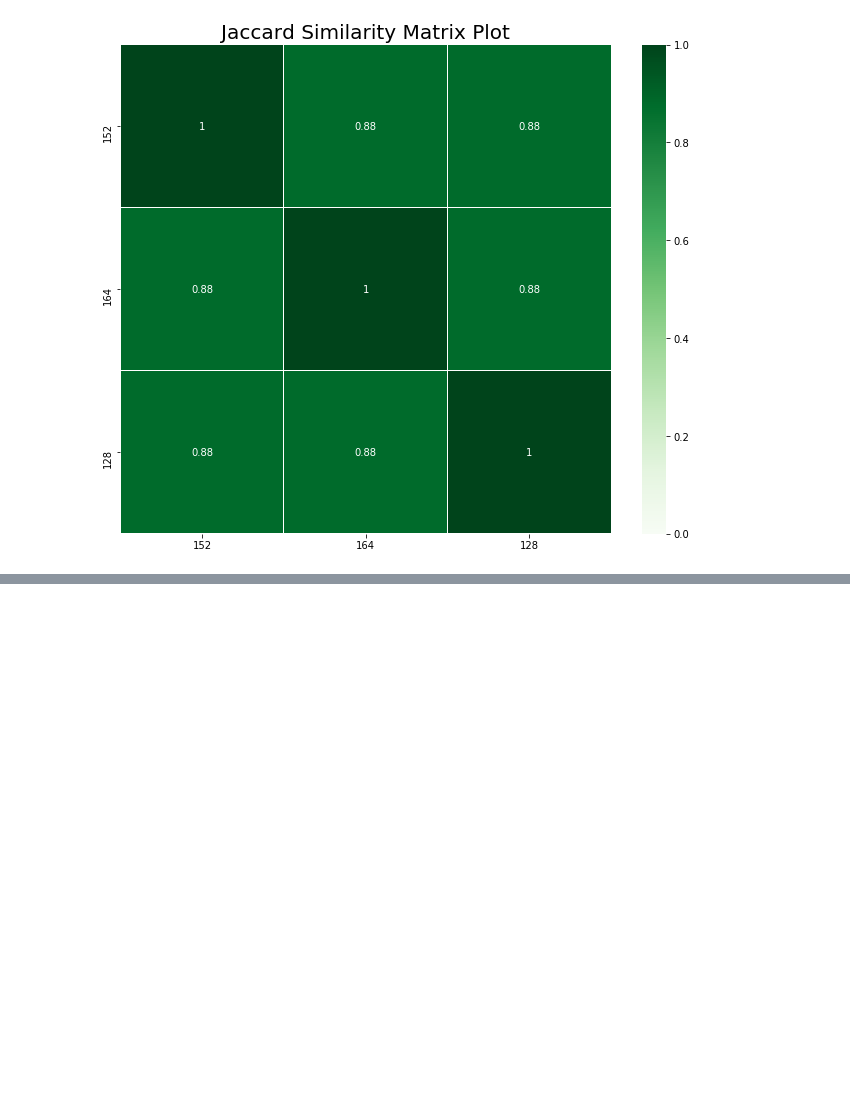
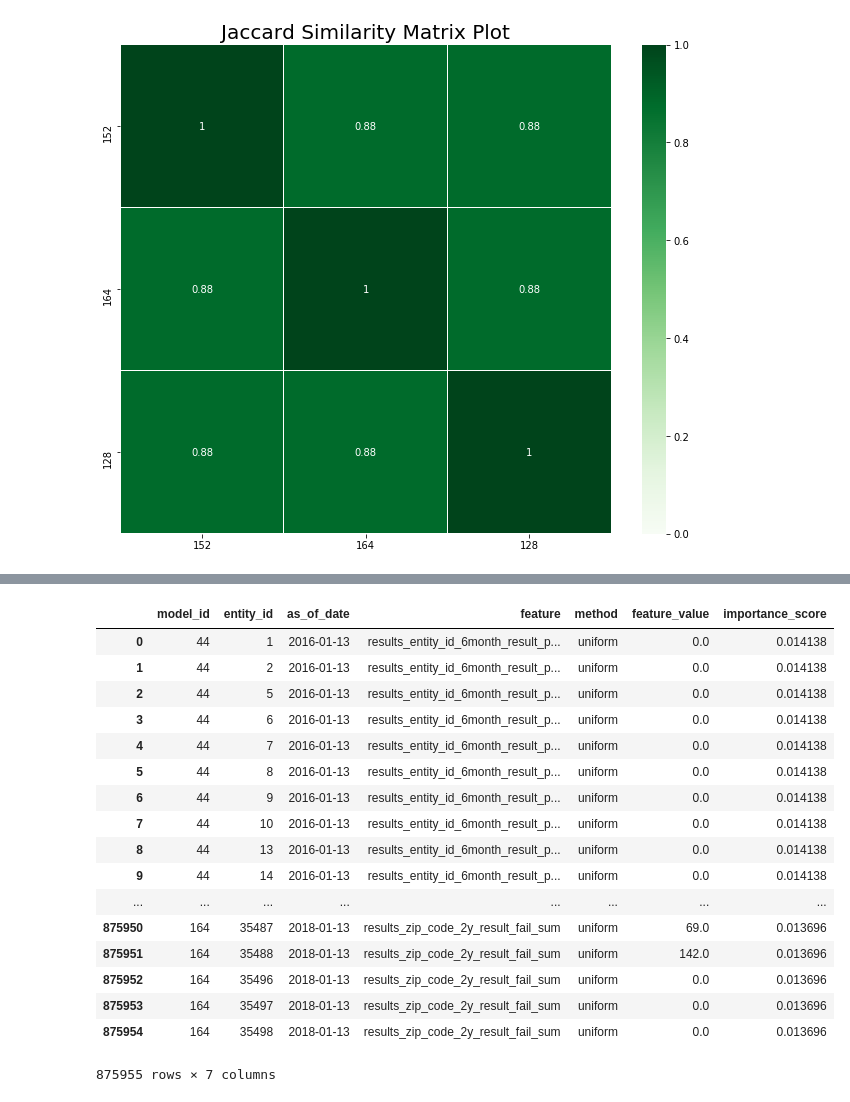
Before and after one commit to dssg/triage, a Jupyter notebook: src/triage/component/postmodeling/contrast/postmodeling_tutorial.ipynb, the cells around one changed output, grey strips where cells are left out. Cells and saved outputs as stored; diff of their text form; code cells hidden in the pictures; blank space fills up the shorter version.

```diff
--- a/src/triage/component/postmodeling/contrast/postmodeling_tutorial.ipynb
+++ b/src/triage/component/postmodeling/contrast/postmodeling_tutorial.ipynb
@@ -175,0 +173,26 @@ audited_models_class.plot_jaccard(figsize=(11,9),
+# %%
+#df_1 = audited_models_class.preds[audited_models_class.preds.model_id == 164]
+#df_1 = audited_models_class.preds[audited_models_class.preds['model_id'] == 164]
+#df_1.sort_values('score', axis=0, ascending=False)[:1000]
+#df_1.loc[:,['model_id', 'score']]
+
+audited_models_class.feature_importances
+# %% [output]
+|  | model_id | entity_id | as_of_date | feature | method | feature_value | importance_score |
+| 0 | 44 | 1 | 2016-01-13 | results_entity_id_6month_result_p... | uniform | 0.0 | 0.014138 |
+| 1 | 44 | 2 | 2016-01-13 | results_entity_id_6month_result_p... | uniform | 0.0 | 0.014138 |
+| 2 | 44 | 5 | 2016-01-13 | results_entity_id_6month_result_p... | uniform | 0.0 | 0.014138 |
+| 3 | 44 | 6 | 2016-01-13 | results_entity_id_6month_result_p... | uniform | 0.0 | 0.014138 |
+| 4 | 44 | 7 | 2016-01-13 | results_entity_id_6month_result_p... | uniform | 0.0 | 0.014138 |
+| 5 | 44 | 8 | 2016-01-13 | results_entity_id_6month_result_p... | uniform | 0.0 | 0.014138 |
+| 6 | 44 | 9 | 2016-01-13 | results_entity_id_6month_result_p... | uniform | 0.0 | 0.014138 |
+| 7 | 44 | 10 | 2016-01-13 | results_entity_id_6month_result_p... | uniform | 0.0 | 0.014138 |
+| 8 | 44 | 13 | 2016-01-13 | results_entity_id_6month_result_p... | uniform | 0.0 | 0.014138 |
+| 9 | 44 | 14 | 2016-01-13 | results_entity_id_6month_result_p... | uniform | 0.0 | 0.014138 |
+| ... | ... | ... | ... | ... | ... | ... | ... |
+| 875950 | 164 | 35487 | 2018-01-13 | results_zip_code_2y_result_fail_sum | uniform | 69.0 | 0.013696 |
+| 875951 | 164 | 35488 | 2018-01-13 | results_zip_code_2y_result_fail_sum | uniform | 142.0 | 0.013696 |
+| 875952 | 164 | 35496 | 2018-01-13 | results_zip_code_2y_result_fail_sum | uniform | 0.0 | 0.013696 |
+| 875953 | 164 | 35497 | 2018-01-13 | results_zip_code_2y_result_fail_sum | uniform | 0.0 | 0.013696 |
+| 875954 | 164 | 35498 | 2018-01-13 | results_zip_code_2y_result_fail_sum | uniform | 0.0 | 0.013696 |
+875955 rows × 7 columns
```
Also changed, not shown: parts of 15 cells of this notebook, 2 other files.
